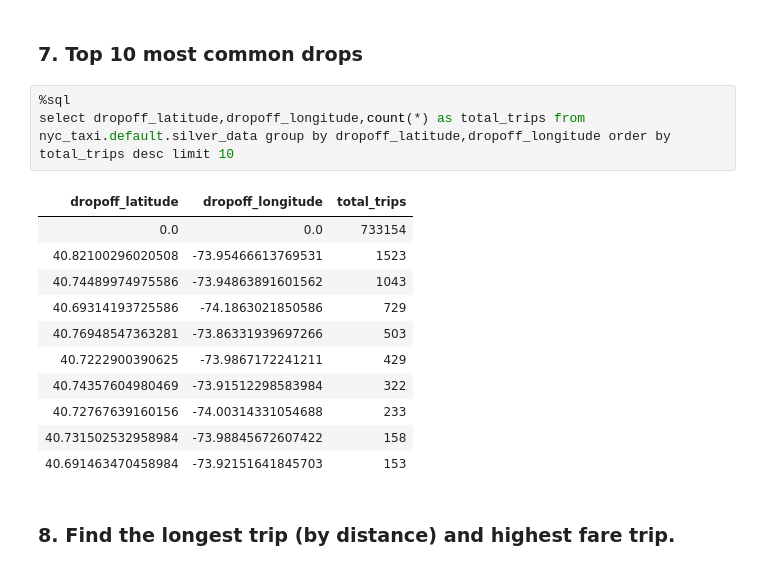
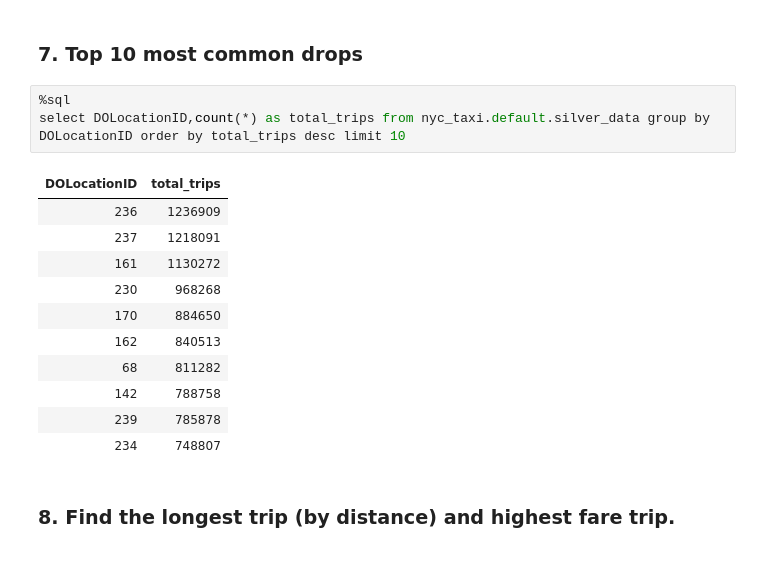
Before and after one commit to akhil200331/NYC-Taxi-Data-Pipeline, a Jupyter notebook: sql_Analysis/analysis.ipynb, the cells around one changed output. Saved outputs shown, nothing was run; the diff lists cells and outputs as text.

```diff
--- a/sql_Analysis/analysis.ipynb
+++ b/sql_Analysis/analysis.ipynb
@@ -93,19 +103,19 @@ select pickup_latitude,pickup_longitude,count(*) as total_trips from nyc_taxi.de
 ### 7. Top 10 most common drops
 # %%
 %sql
-select dropoff_latitude,dropoff_longitude,count(*) as total_trips from nyc_taxi.default.silver_data group by dropoff_latitude,dropoff_longitude order by total_trips desc limit 10
+select DOLocationID,count(*) as total_trips from nyc_taxi.default.silver_data group by DOLocationID order by total_trips desc limit 10
 # %% [output]
-| dropoff_latitude | dropoff_longitude | total_trips |
-| 0.0 | 0.0 | 733154 |
-| 40.82100296020508 | -73.95466613769531 | 1523 |
-| 40.74489974975586 | -73.94863891601562 | 1043 |
-| 40.69314193725586 | -74.1863021850586 | 729 |
-| 40.76948547363281 | -73.86331939697266 | 503 |
-| 40.7222900390625 | -73.9867172241211 | 429 |
-| 40.74357604980469 | -73.91512298583984 | 322 |
-| 40.72767639160156 | -74.00314331054688 | 233 |
-| 40.731502532958984 | -73.98845672607422 | 158 |
-| 40.691463470458984 | -73.92151641845703 | 153 |
+| DOLocationID | total_trips |
+| 236 | 1236909 |
+| 237 | 1218091 |
+| 161 | 1130272 |
+| 230 | 968268 |
+| 170 | 884650 |
+| 162 | 840513 |
+| 68 | 811282 |
+| 142 | 788758 |
+| 239 | 785878 |
+| 234 | 748807 |
 # %% [markdown]
 ### 8. Find the longest trip (by distance) and highest fare trip.
 # %%
```
Also changed, not shown: parts of 10 cells of this notebook, 3 other files.
